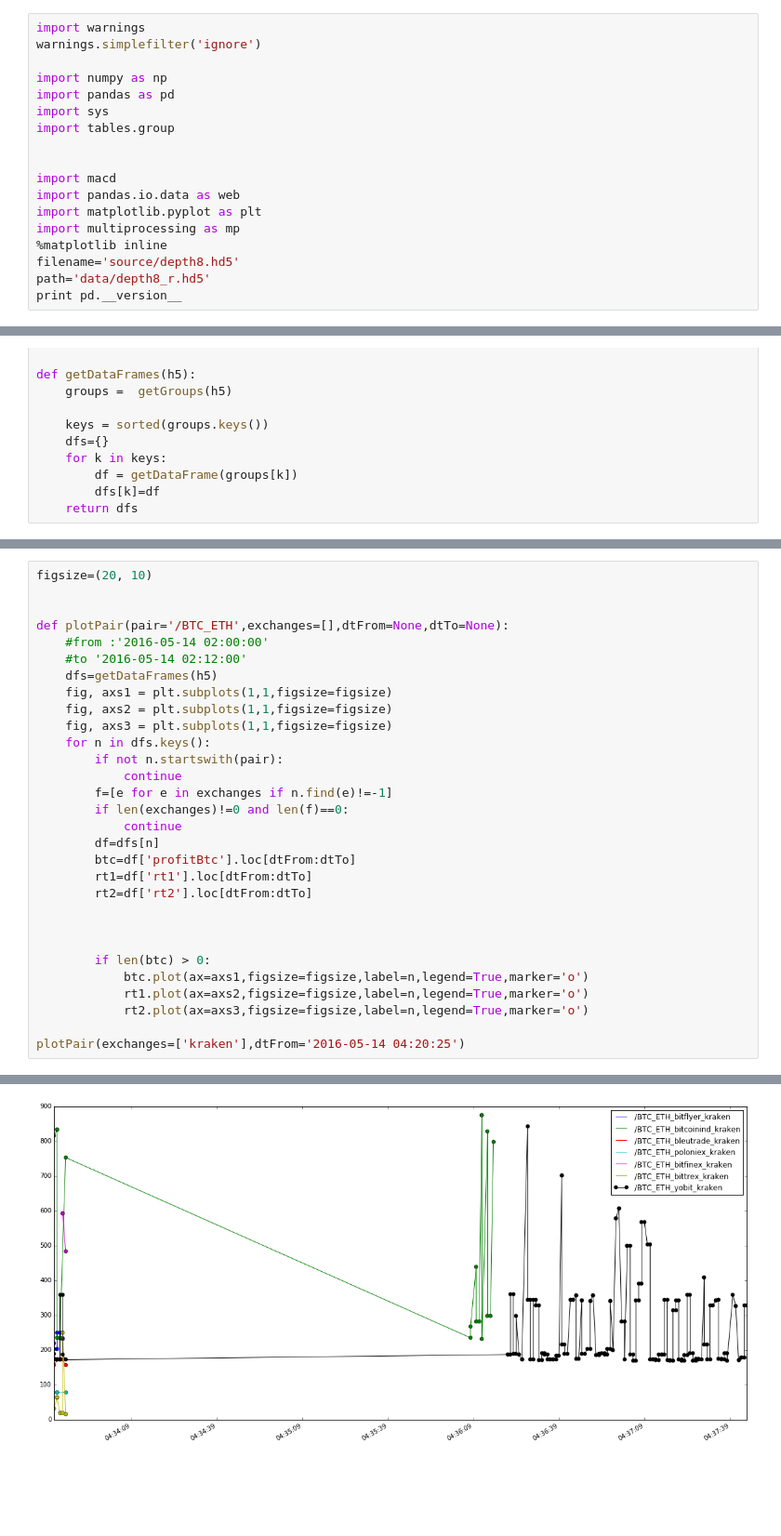
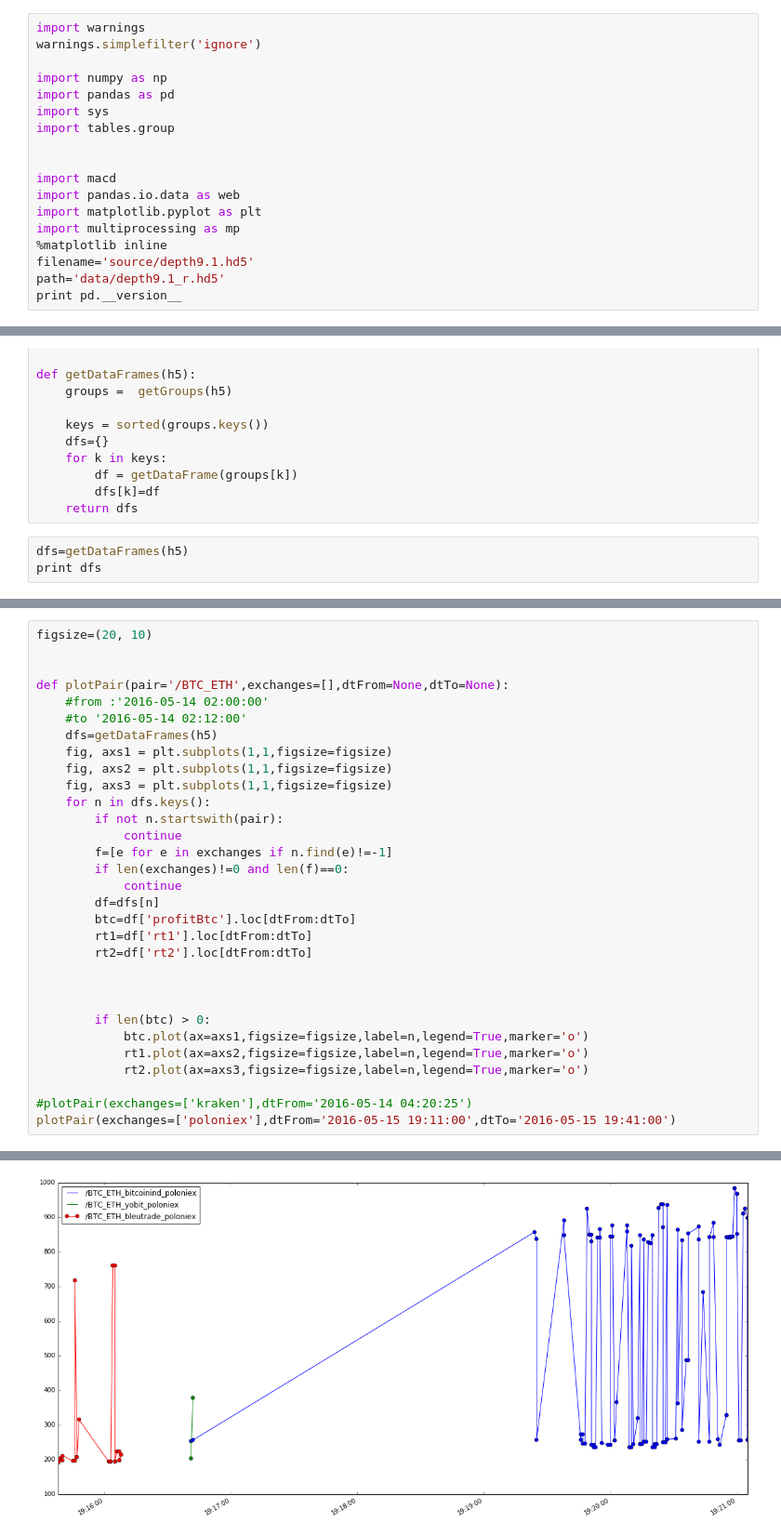
Before and after one commit to portfolioscout/tf, a Jupyter notebook: nb/deptharb.ipynb, the cells around one changed output, grey strips where cells are left out. Shown at 93% size. Saved outputs shown, nothing was run; the diff lists cells and outputs as text; blank space fills up the shorter version.

Commit message:
plots

```diff
--- a/nb/deptharb.ipynb
+++ b/nb/deptharb.ipynb
@@ -13,8 +13,8 @@ import pandas.io.data as web
 import matplotlib.pyplot as plt
 import multiprocessing as mp
 %matplotlib inline
-filename='source/depth8.hd5'
-path='data/depth8_r.hd5'
+filename='source/depth9.1.hd5'
+path='data/depth9.1_r.hd5'
 print pd.__version__
 # %% [output]
 0.17.1
@@ -87,3 +87,6 @@ def getDataFrames(h5):
         df = getDataFrame(groups[k])
         dfs[k]=df
     return dfs
+# %%
+dfs=getDataFrames(h5)
+print dfs
@@ -116,5 +137,6 @@ def plotPair(pair='/BTC_ETH',exchanges=[],dtFrom=None,dtTo=None):
             rt1.plot(ax=axs2,figsize=figsize,label=n,legend=True,marker='o')
             rt2.plot(ax=axs3,figsize=figsize,label=n,legend=True,marker='o')
 
-plotPair(exchanges=['kraken'],dtFrom='2016-05-14 04:20:25')
+#plotPair(exchanges=['kraken'],dtFrom='2016-05-14 04:20:25')
+plotPair(exchanges=['poloniex'],dtFrom='2016-05-15 19:11:00',dtTo='2016-05-15 19:41:00')
 # %% [output]
@@ -122 +144 @@ plotPair(exchanges=['kraken'],dtFrom='2016-05-14 04:20:25')
-[figure, old version]
+[figure, new version]
```
Also changed, not shown: parts of 3 cells of this notebook.
